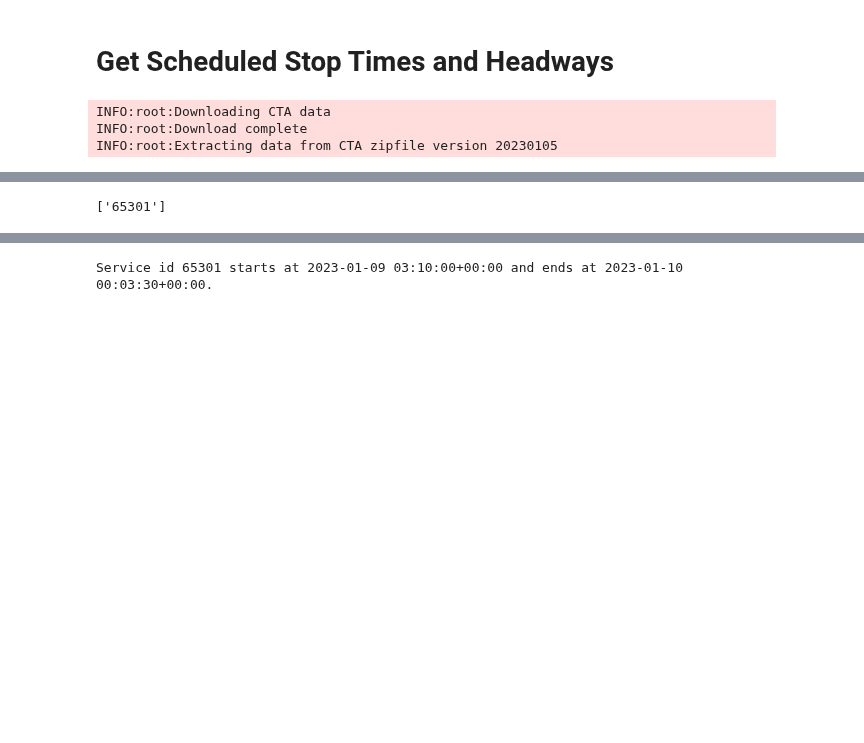
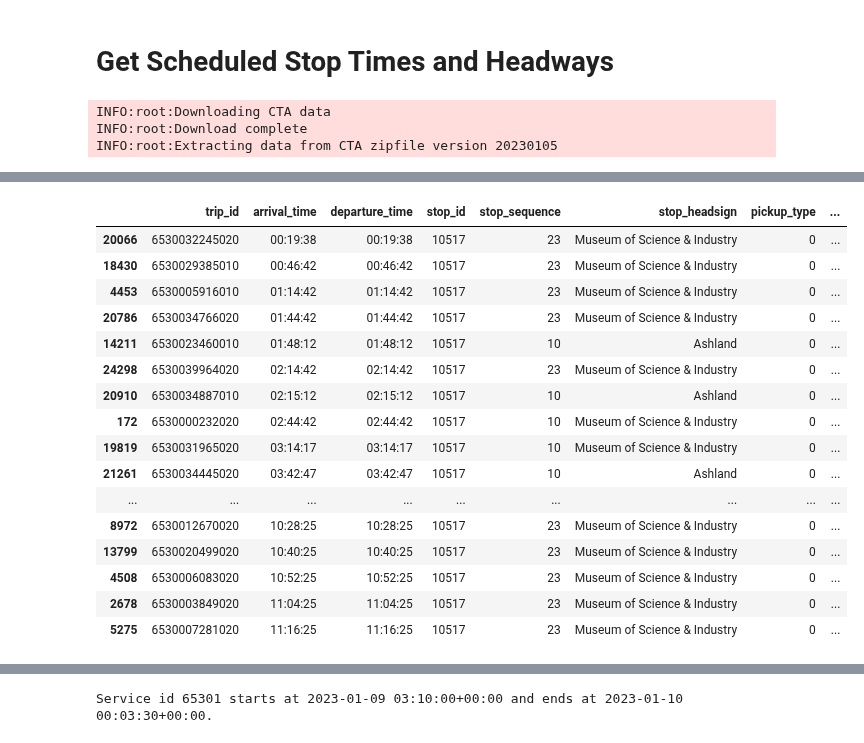
Before and after one commit to kristenhahn/cta_bus_tracker_exploration, a Jupyter notebook: scheduled_headways.ipynb, the cells around one changed output, grey strips where cells are left out. Cells and saved outputs as stored; diff of their text form; code cells hidden in the pictures; blank space fills up the shorter version.

Commit message:
Calculate scheduled headways for a given service day and route, all stops

```diff
--- a/scheduled_headways.ipynb
+++ b/scheduled_headways.ipynb
@@ -274,10 +72,0 @@ trip_summary
-# %%
-
-# # Change data type so it can be merged with df_stops
-# trip_summary['stop_id'] = trip_summary['stop_id'].astype(int)
-
-# Add stop data to the trip summary.  Inner join since the stops data is already
-# narrowed down to stops with public facing stop codes.
-trip_summary = trip_summary.merge(df_stops, on='stop_id', how='inner')
-
-trip_summary
@@ -298,10 +130,61 @@ trip_summary
+# %%
+# Get headways
+def get_headways(stop_details):
+
+    df_headways = pd.DataFrame()
+
+    # consider each stop and direction of travel separately
+    for stop_id, direction in set(zip(stop_details['stop_id'], stop_details['direction'])):
+
+        # dataframe filtered to one stop_id and direction
+        df = stop_details.loc[
+            stop_details['stop_id'] == stop_id].loc[
+                stop_details['direction'] == direction]
+
+        # sort by arrival time
+        df = df.sort_values('arrival_time')
+
+        arrivals = pd.to_timedelta(df['arrival_time'])
+        previous_arrivals = np.roll(arrivals, shift=1)
+
+        # Calculate headways
+        df['headway'] =  arrivals - previous_arrivals
+
+        # Remove the first headway (no previous arrival time to compare with)
+        df.iloc[0, -1] = None
+
+        df_headways = pd.concat([df_headways, df])
+
+
+    return df_headways
+# %% [output]
+|  | trip_id | arrival_time | departure_time | stop_id | stop_sequence | stop_headsign | pickup_type | ... |
+| 20066 | 6530032245020 | 00:19:38 | 00:19:38 | 10517 | 23 | Museum of Science & Industry | 0 | ... |
+| 18430 | 6530029385010 | 00:46:42 | 00:46:42 | 10517 | 23 | Museum of Science & Industry | 0 | ... |
+| 4453 | 6530005916010 | 01:14:42 | 01:14:42 | 10517 | 23 | Museum of Science & Industry | 0 | ... |
+| 20786 | 6530034766020 | 01:44:42 | 01:44:42 | 10517 | 23 | Museum of Science & Industry | 0 | ... |
+| 14211 | 6530023460010 | 01:48:12 | 01:48:12 | 10517 | 10 | Ashland | 0 | ... |
+| 24298 | 6530039964020 | 02:14:42 | 02:14:42 | 10517 | 23 | Museum of Science & Industry | 0 | ... |
+| 20910 | 6530034887010 | 02:15:12 | 02:15:12 | 10517 | 10 | Ashland | 0 | ... |
+| 172 | 6530000232020 | 02:44:42 | 02:44:42 | 10517 | 10 | Museum of Science & Industry | 0 | ... |
+| 19819 | 6530031965020 | 03:14:17 | 03:14:17 | 10517 | 10 | Museum of Science & Industry | 0 | ... |
+| 21261 | 6530034445020 | 03:42:47 | 03:42:47 | 10517 | 10 | Ashland | 0 | ... |
+| ... | ... | ... | ... | ... | ... | ... | ... | ... |
+| 8972 | 6530012670020 | 10:28:25 | 10:28:25 | 10517 | 23 | Museum of Science & Industry | 0 | ... |
+| 13799 | 6530020499020 | 10:40:25 | 10:40:25 | 10517 | 23 | Museum of Science & Industry | 0 | ... |
+| 4508 | 6530006083020 | 10:52:25 | 10:52:25 | 10517 | 23 | Museum of Science & Industry | 0 | ... |
+| 2678 | 6530003849020 | 11:04:25 | 11:04:25 | 10517 | 23 | Museum of Science & Industry | 0 | ... |
+| 5275 | 6530007281020 | 11:16:25 | 11:16:25 | 10517 | 23 | Museum of Science & Industry | 0 | ... |
 # %%
 
-# For a given stop, find the service ids that use it
-stop_id = '10520'
+# For a given stop, find the service ids that use it.
 
-service_ids = trip_summary.loc[trip_summary['stop_id'] == stop_id]['service_id'].unique().tolist()
+stop_id = '14122'
+
+# filter stop times to a single stop:
+stop_times = stop_times.loc[stop_times['stop_id'] == stop_id]
+
+# list service ids that use this stop
+service_ids = stop_times['service_id'].unique().tolist()
 
 service_ids
-# %% [output]
-['65301']
```
Also changed, not shown: parts of 13 cells of this notebook.
